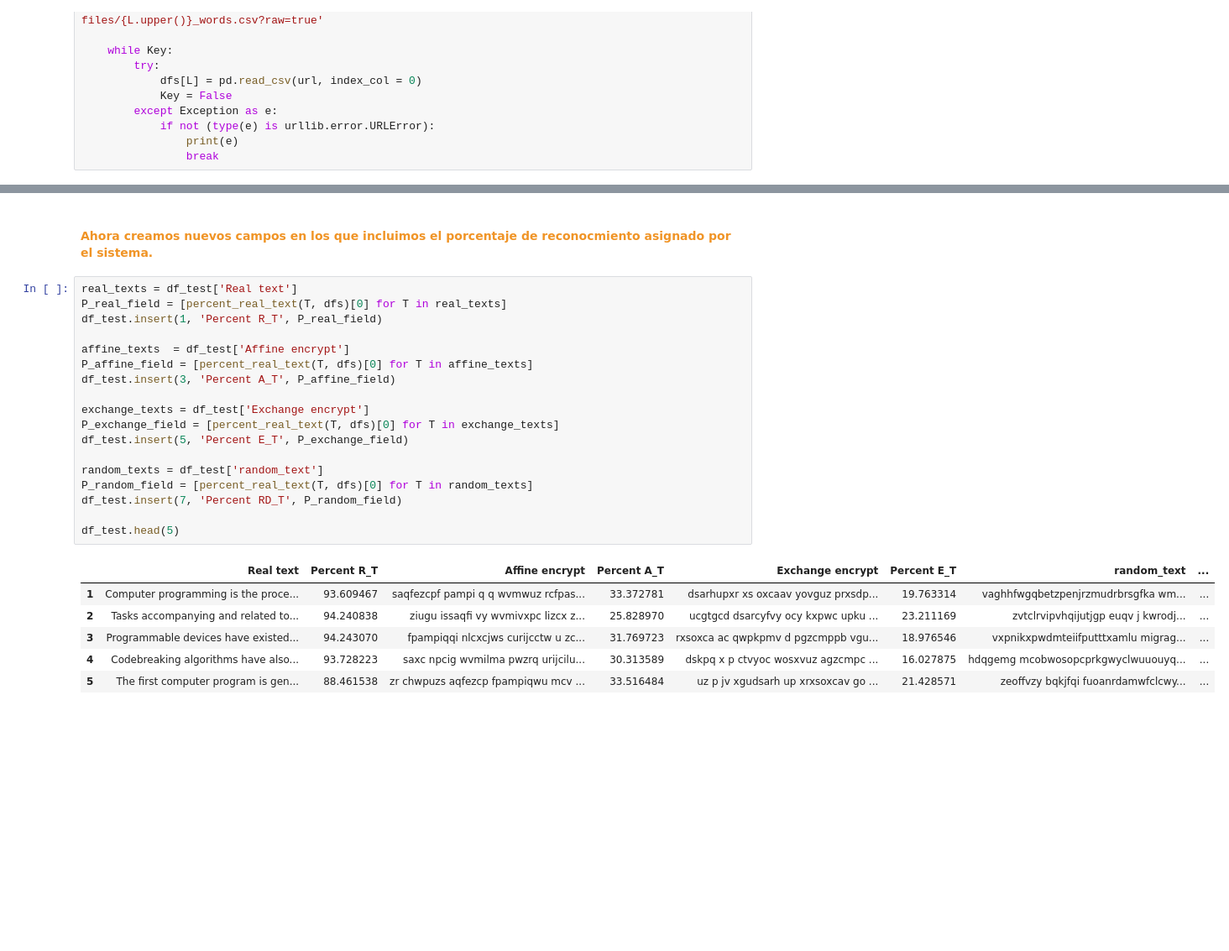
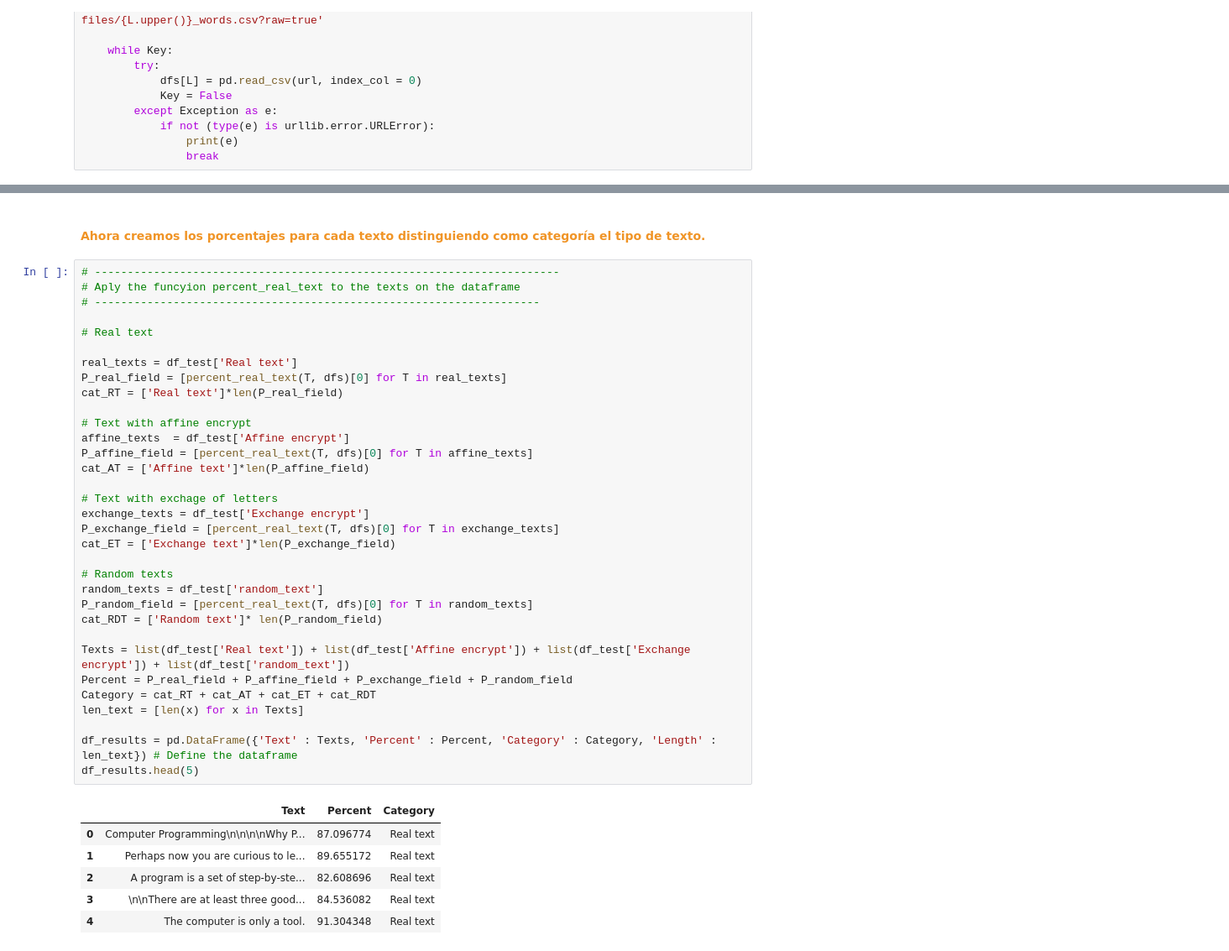
Before and after one commit to ivanc998/IN-Portfolio, a Jupyter notebook: Project-Decrypt/Scripts/Decrypt.ipynb, the cells around one changed output, grey strips where cells are left out. Shown at 84% size. Cells and saved outputs as stored; diff of their text form; blank space fills up the shorter version.

```diff
--- a/Project-Decrypt/Scripts/Decrypt.ipynb
+++ b/Project-Decrypt/Scripts/Decrypt.ipynb
@@ -388,27 +434,42 @@ memory usage: 1.2+ KB
 # %% [markdown]
-<h4><font color =#F09426>Ahora creamos nuevos campos en los que incluimos el porcentaje de reconocmiento asignado por el sistema. </font></h4>
+<h4><font color =#F09426>Ahora creamos los porcentajes para cada texto distinguiendo como categoría el tipo de texto. </font></h4>
 # %%
+# -----------------------------------------------------------------------
+# Aply the funcyion percent_real_text to the texts on the dataframe
+# --------------------------------------------------------------------
+
+# Real text
+
 real_texts = df_test['Real text']
 P_real_field = [percent_real_text(T, dfs)[0] for T in real_texts]
-df_test.insert(1, 'Percent R_T', P_real_field)
+cat_RT = ['Real text']*len(P_real_field)
 
+# Text with affine encrypt
 affine_texts  = df_test['Affine encrypt']
 P_affine_field = [percent_real_text(T, dfs)[0] for T in affine_texts]
-df_test.insert(3, 'Percent A_T', P_affine_field)
+cat_AT = ['Affine text']*len(P_affine_field)
 
+# Text with exchage of letters
 exchange_texts = df_test['Exchange encrypt']
 P_exchange_field = [percent_real_text(T, dfs)[0] for T in exchange_texts]
-df_test.insert(5, 'Percent E_T', P_exchange_field)
+cat_ET = ['Exchange text']*len(P_exchange_field)
 
+# Random texts
 random_texts = df_test['random_text']
 P_random_field = [percent_real_text(T, dfs)[0] for T in random_texts]
-df_test.insert(7, 'Percent RD_T', P_random_field)
+cat_RDT = ['Random text']* len(P_random_field)
 
-df_test.head(5)
+Texts = list(df_test['Real text']) + list(df_test['Affine encrypt']) + list(df_test['Exchange encrypt']) + list(df_test['random_text'])
+Percent = P_real_field + P_affine_field + P_exchange_field + P_random_field
+Category = cat_RT + cat_AT + cat_ET + cat_RDT
+len_text = [len(x) for x in Texts]
+
+df_results = pd.DataFrame({'Text' : Texts, 'Percent' : Percent, 'Category' : Category, 'Length' : len_text}) # Define the dataframe
+df_results.head(5)
 # %% [output]
-|  | Real text | Percent R_T | Affine encrypt | Percent A_T | Exchange encrypt | Percent E_T | random_text | ... |
-| 1 | Computer programming is the proce... | 93.609467 | saqfezcpf pampi q q wvmwuz rcfpas... | 33.372781 | dsarhupxr xs oxcaav yovguz prxsdp... | 19.763314 | vaghhfwgqbetzpenjrzmudrbrsgfka wm... | ... |
-| 2 | Tasks accompanying and related to... | 94.240838 | ziugu issaqfi vy wvmivxpc lizcx z... | 25.828970 | ucgtgcd dsarcyfvy ocy kxpwc upku ... | 23.211169 | zvtclrvipvhqijutjgp euqv j kwrodj... | ... |
-| 3 | Programmable devices have existed... | 94.243070 | fpampiqqi nlcxcjws curijcctw u zc... | 31.769723 | rxsoxca ac qwpkpmv d pgzcmppb vgu... | 18.976546 | vxpnikxpwdmteiifputttxamlu migrag... | ... |
-| 4 | Codebreaking algorithms have also... | 93.728223 | saxc npcig wvmilma pwzrq urijcilu... | 30.313589 | dskpq x p ctvyoc wosxvuz agzcmpc ... | 16.027875 | hdqgemg mcobwosopcprkgwyclwuuouyq... | ... |
-| 5 | The first computer program is gen... | 88.461538 | zr chwpuzs aqfezcp fpampiqwu mcv ... | 33.516484 | uz p jv xgudsarh up xrxsoxcav go ... | 21.428571 | zeoffvzy bqkjfqi fuoanrdamwfclcwy... | ... |
+|  | Text | Percent | Category |
+| 0 | Computer Programming\n\n\n\nWhy P... | 87.096774 | Real text |
+| 1 | Perhaps now you are curious to le... | 89.655172 | Real text |
+| 2 | A program is a set of step-by-ste... | 82.608696 | Real text |
+| 3 | \n\nThere are at least three good... | 84.536082 | Real text |
+| 4 | The computer is only a tool. | 91.304348 | Real text |
```
Also changed, not shown: parts of 31 cells of this notebook.
